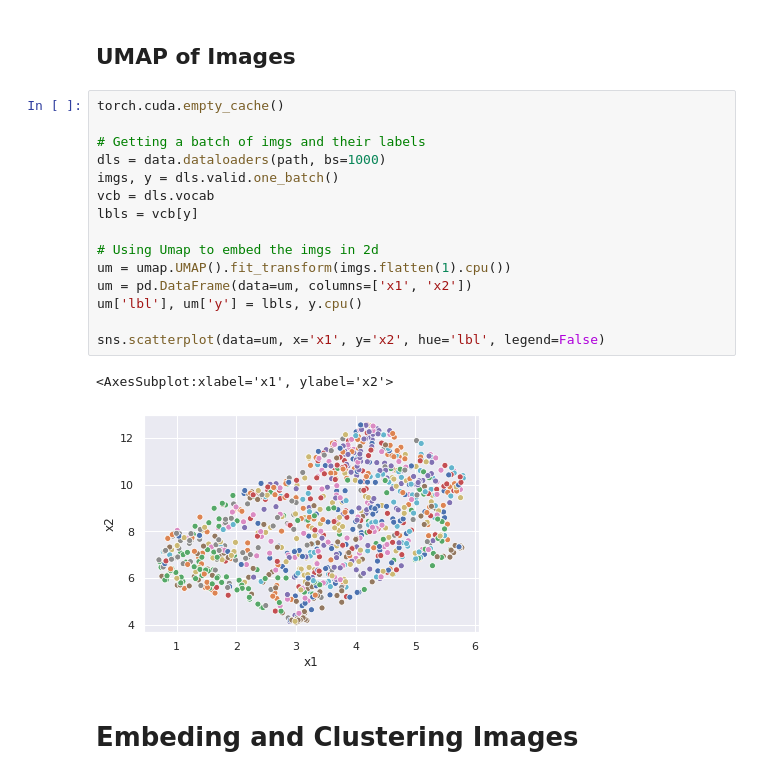
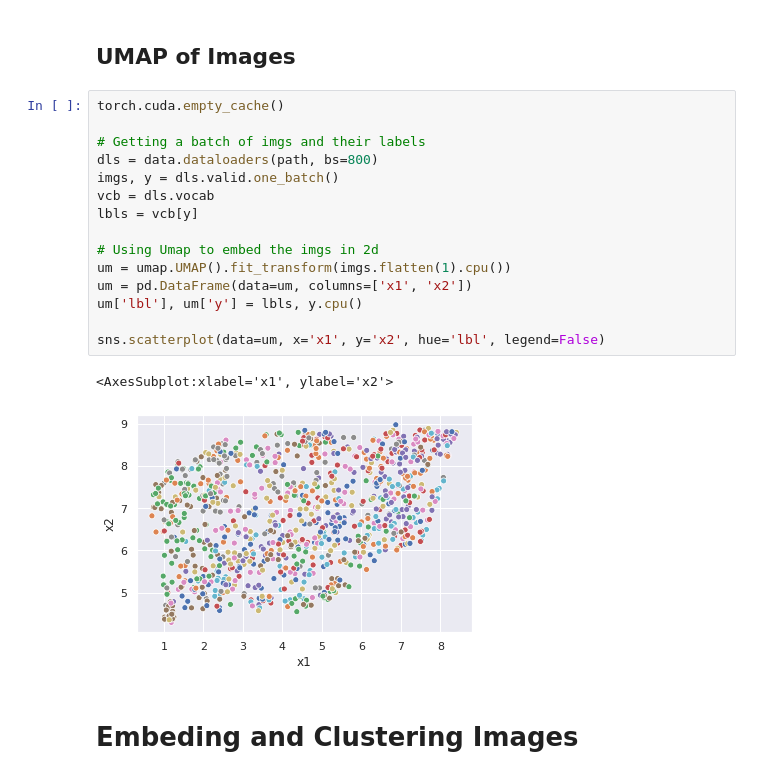
Before and after one commit to ThesisSlayers/thesis, a Jupyter notebook: 01_triplet_loss.ipynb, the cells around one changed output. Drawn from its saved outputs; the diff is of its cells as text.

```diff
--- a/01_triplet_loss.ipynb
+++ b/01_triplet_loss.ipynb
@@ -35,21 +36,21 @@ data = DataBlock(
 # %%
 torch.cuda.empty_cache()
 
 # Getting a batch of imgs and their labels
-dls = data.dataloaders(path, bs=1000)
+dls = data.dataloaders(path, bs=800)
 imgs, y = dls.valid.one_batch()
 vcb = dls.vocab
 lbls = vcb[y]
 
 # Using Umap to embed the imgs in 2d
 um = umap.UMAP().fit_transform(imgs.flatten(1).cpu())
 um = pd.DataFrame(data=um, columns=['x1', 'x2'])
 um['lbl'], um['y'] = lbls, y.cpu()
 
 sns.scatterplot(data=um, x='x1', y='x2', hue='lbl', legend=False)
 # %% [output]
 <AxesSubplot:xlabel='x1', ylabel='x2'>
-[figure, old version]
+[figure, new version]
 # %% [markdown]
 # Embeding and Clustering Images
 # %% [markdown]
```
Also changed, not shown: parts of 11 cells of this notebook, 7 other files.
